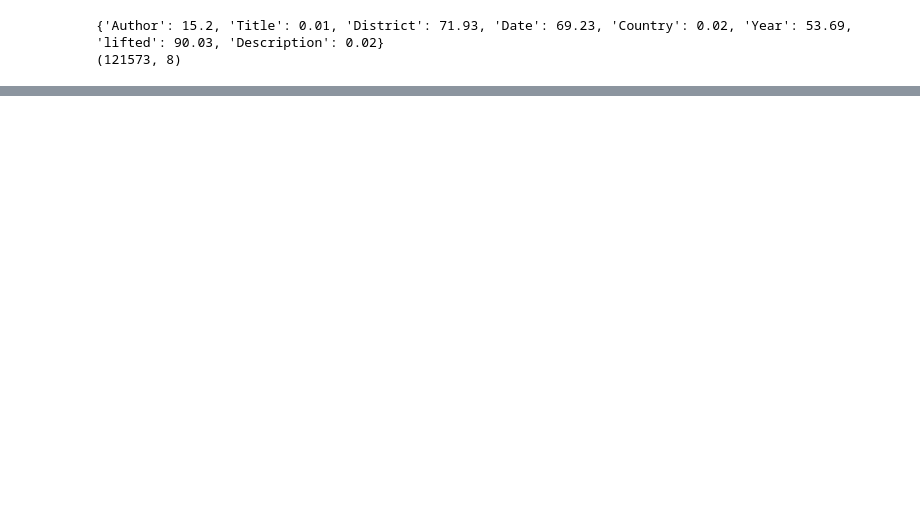
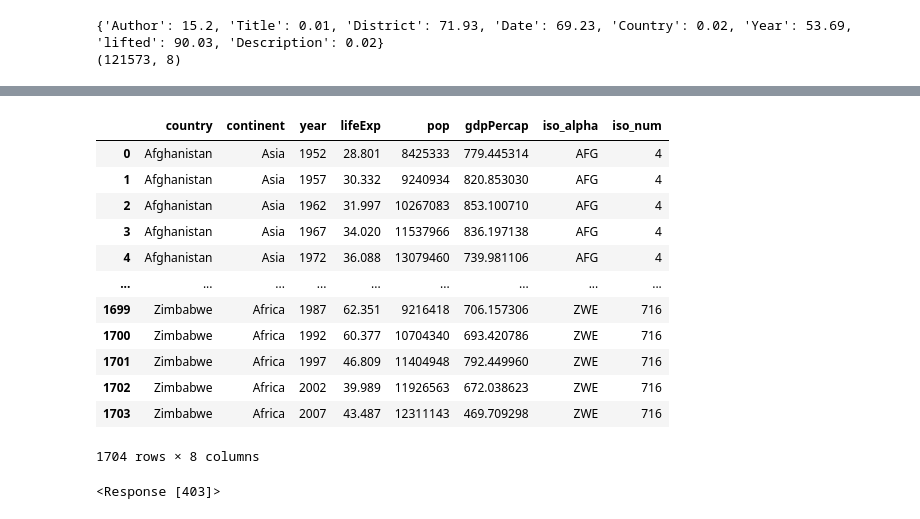
Before and after one commit to CerberusLatrans/NETSI-banned-books, a Jupyter notebook: dataset.ipynb, the cells around one changed output, grey strips where cells are left out. Drawn from its saved outputs; the diff is of its cells as text; code cells hidden in the pictures; blank space fills up the shorter version.

```diff
--- a/dataset.ipynb
+++ b/dataset.ipynb
@@ -204,0 +306,23 @@ ValueError: Length of values (1) does not match length of index (121573)
+# %%
+df_gapminder = px.data.gapminder()
+fig = px.scatter_geo(df_gapminder, locations="iso_alpha", color="continent",
+                     hover_name="country", size="pop",
+                     animation_frame="year",
+                     projection="natural earth")
+fig.show()
+# %%
+df_gapminder
+# %% [output]
+|  | country | continent | year | lifeExp | pop | gdpPercap | iso_alpha | iso_num |
+| 0 | Afghanistan | Asia | 1952 | 28.801 | 8425333 | 779.445314 | AFG | 4 |
+| 1 | Afghanistan | Asia | 1957 | 30.332 | 9240934 | 820.853030 | AFG | 4 |
+| 2 | Afghanistan | Asia | 1962 | 31.997 | 10267083 | 853.100710 | AFG | 4 |
+| 3 | Afghanistan | Asia | 1967 | 34.020 | 11537966 | 836.197138 | AFG | 4 |
+| 4 | Afghanistan | Asia | 1972 | 36.088 | 13079460 | 739.981106 | AFG | 4 |
+| ... | ... | ... | ... | ... | ... | ... | ... | ... |
+| 1699 | Zimbabwe | Africa | 1987 | 62.351 | 9216418 | 706.157306 | ZWE | 716 |
+| 1700 | Zimbabwe | Africa | 1992 | 60.377 | 10704340 | 693.420786 | ZWE | 716 |
+| 1701 | Zimbabwe | Africa | 1997 | 46.809 | 11404948 | 792.449960 | ZWE | 716 |
+| 1702 | Zimbabwe | Africa | 2002 | 39.989 | 11926563 | 672.038623 | ZWE | 716 |
+| 1703 | Zimbabwe | Africa | 2007 | 43.487 | 12311143 | 469.709298 | ZWE | 716 |
+1704 rows × 8 columns
@@ -204,0 +336,17 @@ ValueError: Length of values (1) does not match length of index (121573)
+# %%
+import requests
+import urllib.parse
+
+def get_coord(address):
+    headers = headers = {'User-Agent': 'Mozilla/5.0 (Macintosh; Intel Mac OS X 10_11_5) AppleWebKit/537.36 (KHTML, like Gecko) Chrome/50.0.2661.102 Safari/537.36'}
+    url = 'https://nominatim.openstreetmap.org/search?q=United%20States&format=json'
+    response = requests.get(url, headers=headers)
+    print(response)
+    #json_content = response.json()
+    #print(json_content)
+    #print(json_content[0]["lat"])
+    #print(json_content[0]["lon"])
+
+get_coord('United States')
+# %% [output]
+<Response [403]>
```
Also changed, not shown: parts of 27 cells of this notebook, 3 other files.
